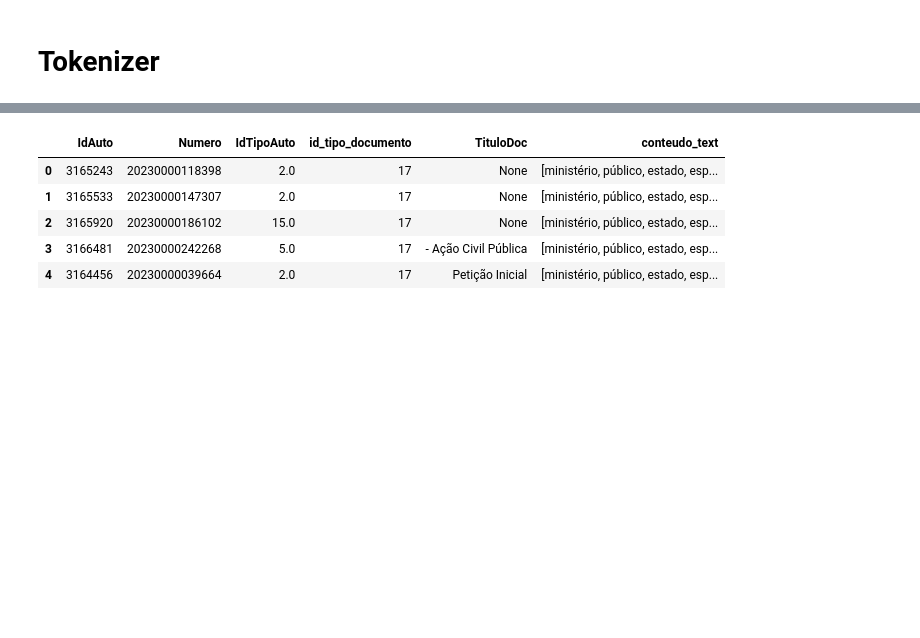
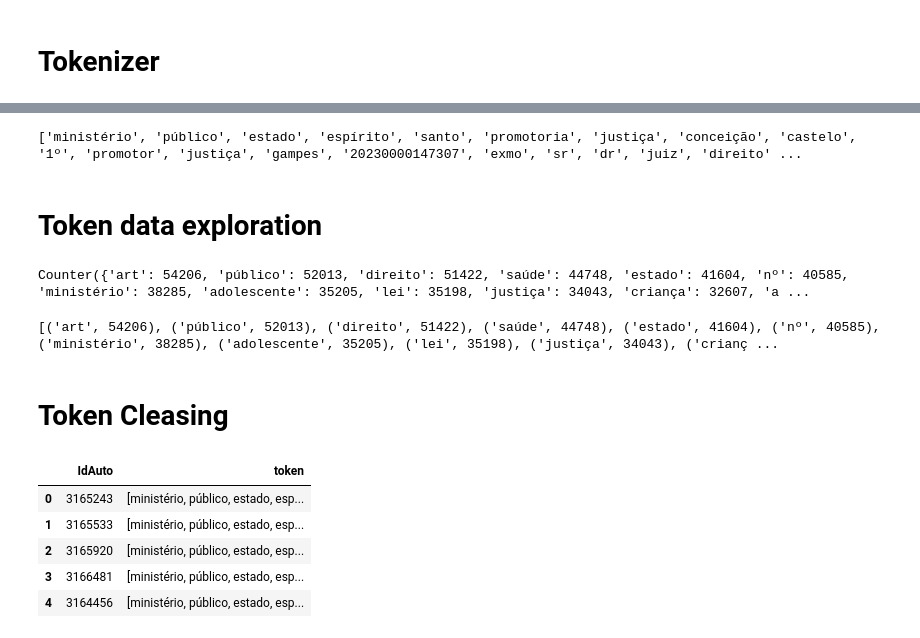
Before and after one commit to pedropberger/code-misc, a Jupyter notebook: NLP_MPES_PI.ipynb, the cells around one changed output, grey strips where cells are left out. Cells and saved outputs as stored; diff of their text form; code cells hidden in the pictures; blank space fills up the shorter version.

```diff
--- a/NLP_MPES_PI.ipynb
+++ b/NLP_MPES_PI.ipynb
@@ -73,30 +116,2 @@ Mounted at /content/drive
 # %% [markdown]
 # Tokenizer
-# %%
-import pandas as pd
-from nltk.tokenize import word_tokenize
-from nltk.corpus import stopwords
-import os
-import nltk
-
-# Downloading packs
-
-nltk.download('stopwords')
-nltk.download('punkt')
-
-# Função para tokenizar o texto removendo stopwords
-def tokenize_text(text):
-    tokens = word_tokenize(text.lower())  # Tokenização e conversão para minúsculas
-    tokens = [token for token in tokens if token.isalpha()]  # Remover pontuações e números
-    stop_words = set(stopwords.words('portuguese'))
-    tokens = [token for token in tokens if token not in stop_words]  # Remover stopwords
-    return tokens
-
-#Importação dos dados
-db_full =  pd.read_parquet('NPL_clean_html')
-
-# Aplicar a função de tokenização à coluna de texto
-db_full['conteudo_text'] = db_full['conteudo_text'].apply(tokenize_text)
-
-# Exibir o DataFrame resultante
-db_full.head()
@@ -102,0 +169,6 @@ db_full.head()
+# %%
+# Aplicar a função de tokenização à coluna de texto
+db_full['token'] = db_full['conteudo_text'].apply(tokenize_text)
+
+# Exibir o DataFrame resultante
+db_full.head()
@@ -102,0 +182,6 @@ db_full.head()
+# %%
+print(db_full.loc[1, 'token'])
+# %% [output]
+['ministério', 'público', 'estado', 'espírito', 'santo', 'promotoria', 'justiça', 'conceição', 'castelo', '1º', 'promotor', 'justiça', 'gampes', '20230000147307', 'exmo', 'sr', 'dr', 'juiz', 'direito' ...
+# %% [markdown]
+# Token data exploration
@@ -102,0 +195,4 @@ db_full.head()
+# %%
+print((token_freq))
+# %% [output]
+Counter({'art': 54206, 'público': 52013, 'direito': 51422, 'saúde': 44748, 'estado': 41604, 'nº': 40585, 'ministério': 38285, 'adolescente': 35205, 'lei': 35198, 'justiça': 34043, 'criança': 32607, 'a ...
@@ -103,9 +209,24 @@ db_full.head()
+# %%
+
+# Visualize the token frequencies (optional)
+most_common_tokens = token_freq.most_common(20)  # Select the 20 most common tokens
+tokens, frequencies = zip(*most_common_tokens)  # Unpack tokens and frequencies
+
+print(most_common_tokens)
+# %% [output]
+[('art', 54206), ('público', 52013), ('direito', 51422), ('saúde', 44748), ('estado', 41604), ('nº', 40585), ('ministério', 38285), ('adolescente', 35205), ('lei', 35198), ('justiça', 34043), ('crianç ...
+# %% [markdown]
+# Token Cleasing
+# %%
+# Create a df called db_token from db_full with only the collums idauto and token
+
+db_token = db_full[['IdAuto', 'token']]
 # %%
-db_full.head()
+db_token.head()
 # %% [output]
-|  | IdAuto | Numero | IdTipoAuto | id_tipo_documento | TituloDoc | conteudo_text |
-| 0 | 3165243 | 20230000118398 | 2.0 | 17 | None | [ministério, público, estado, esp... |
-| 1 | 3165533 | 20230000147307 | 2.0 | 17 | None | [ministério, público, estado, esp... |
-| 2 | 3165920 | 20230000186102 | 15.0 | 17 | None | [ministério, público, estado, esp... |
-| 3 | 3166481 | 20230000242268 | 5.0 | 17 | - Ação Civil Pública | [ministério, público, estado, esp... |
-| 4 | 3164456 | 20230000039664 | 2.0 | 17 | Petição Inicial | [ministério, público, estado, esp... |
+|  | IdAuto | token |
+| 0 | 3165243 | [ministério, público, estado, esp... |
+| 1 | 3165533 | [ministério, público, estado, esp... |
+| 2 | 3165920 | [ministério, público, estado, esp... |
+| 3 | 3166481 | [ministério, público, estado, esp... |
+| 4 | 3164456 | [ministério, público, estado, esp... |
```
Also changed, not shown: parts of 17 cells of this notebook.
